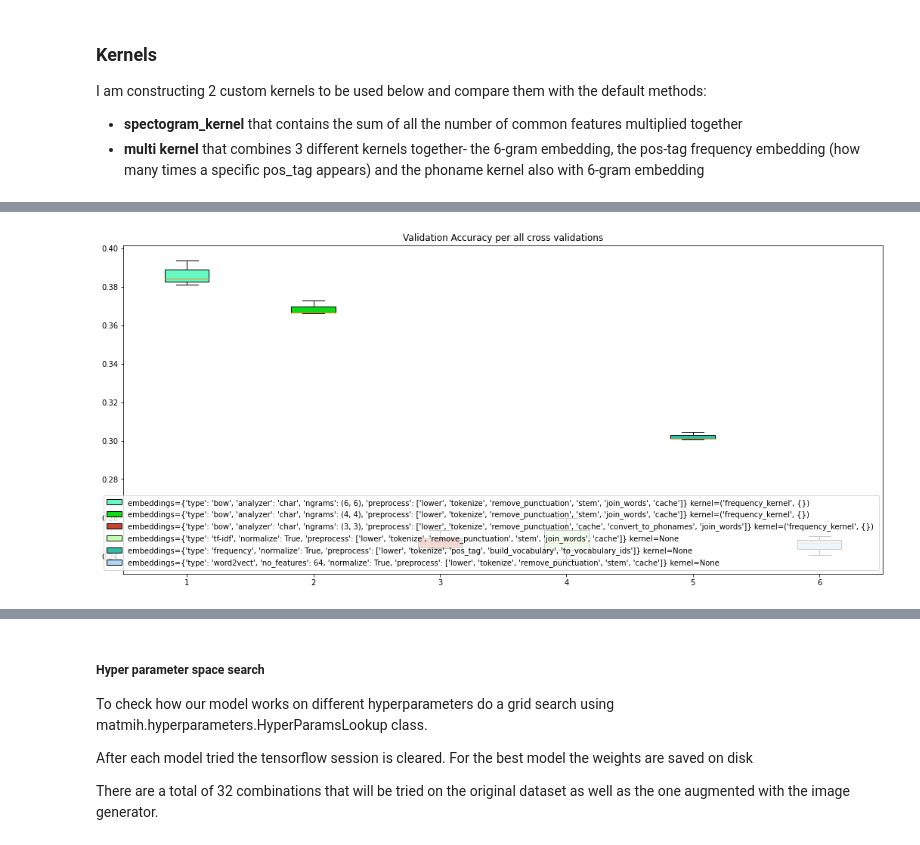
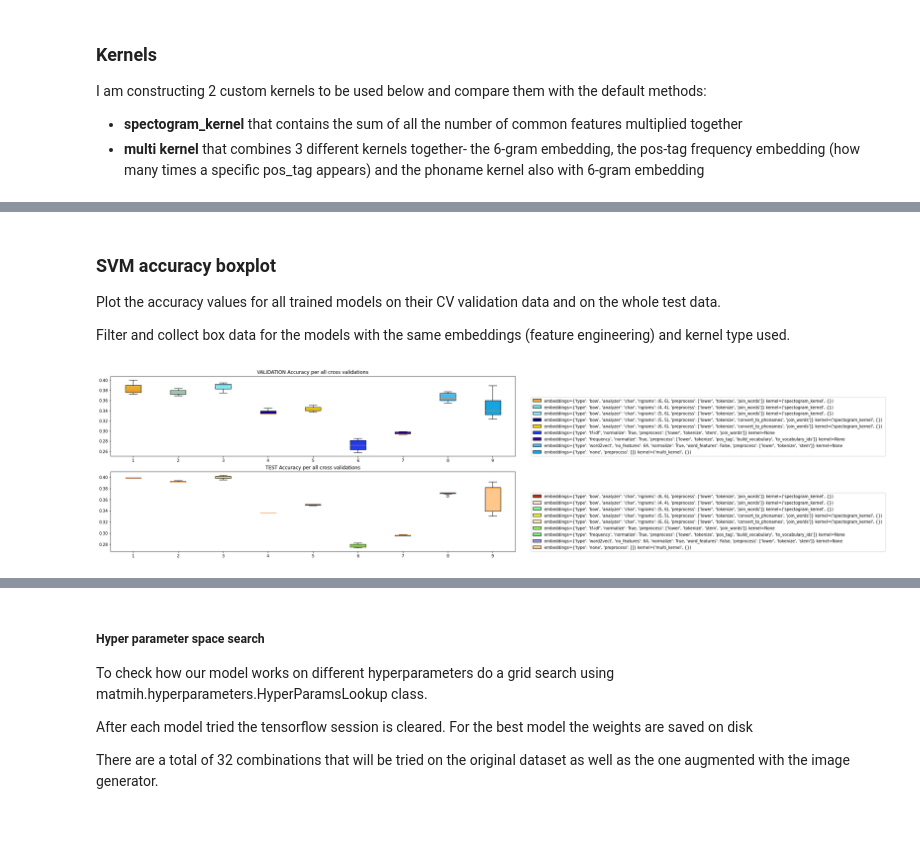
Before and after one commit to glypher/lyrics_classification, a Jupyter notebook: songs.ipynb, the cells around one changed output, grey strips where cells are left out. Cells and saved outputs as stored; diff of their text form; code cells hidden in the pictures.

Commit message:
Run all SVM models, updated documentation

```diff
--- a/songs.ipynb
+++ b/songs.ipynb
@@ -446,13 +446,13 @@ class SVMModel(mm.SklearnModel):
         self._model.fit(self._embeddings.features, self._embeddings.targets)
 
         train_target = self._model.predict(self._embeddings.features)
-        validation_target, _ = self.predict(valDF)
-        test_target = self.predict(testDF)
+        validation_target, _ = self.predict(valDF) if valDF is not None else (None, None)
+        test_target, _ = self.predict(testDF) if testDF is not None else (None, None)
 
         return mm.ModelHistory(self._hyper_params, {
             'accuracy' : mm.Model.accuracy(self._embeddings.targets, train_target),
-            'val_accuracy' : mm.Model.accuracy(np.stack(valDF['target']), validation_target),
-            'test_accuracy' : mm.Model.accuracy(np.stack(testDF['target']), test_target)
+            'val_accuracy' : mm.Model.accuracy(np.stack(valDF['target']), validation_target) if valDF is not None else None,
+            'test_accuracy' : mm.Model.accuracy(np.stack(testDF['target']), test_target) if testDF is not None else None
         })
 
     def predict(self, df):
@@ -562,13 +628,20 @@ NameError: name 'CV_TRAIN' is not defined
+# %% [markdown]
+### SVM accuracy boxplot
+Plot the accuracy values for all trained models on their CV validation data and on the whole test data.
+
+Filter and collect box data for the models with the same embeddings (feature engineering) and kernel type used.
 # %%
-metrics = {'train_acc' : [], 'train_loss' : [], 'val_acc' : [], 'val_loss' : []}
+metrics = {'val_acc' : [], 'test_acc' : []}
 for name, histories in svm_lookup.history.same_histories(['embeddings', 'kernel']).items():
     metrics['val_acc'].append(([h.history('accuracy', mm.DataType.VALIDATION) for h in histories], name))
+    metrics['test_acc'].append(([h.history('accuracy', mm.DataType.TEST) for h in histories], name))
 
-pb = mm.PlotBuilder().create_subplots(1, 1, fig_size=(18,8)).set_options(legend_loc="lower right")
-pb.create_box_plot('Validation Accuracy per all cross validations', *metrics['val_acc'])
+pb = mm.PlotBuilder().create_subplots(2, 1, fig_size=(18,8)).set_options(legend_loc=(1.04,0))
+pb.create_box_plot('VALIDATION Accuracy per all cross validations', *metrics['val_acc'])
+pb.create_box_plot('TEST Accuracy per all cross validations', *metrics['test_acc'])
 pb.show()
 # %% [output]
-[figure, old version]
+[figure, new version]
 # %%
 def test_metrics(model, df, plot=True):
     pred_targets, pred_scores = best_svm.predict(df)
```
Also changed, not shown: parts of 14 cells of this notebook.
